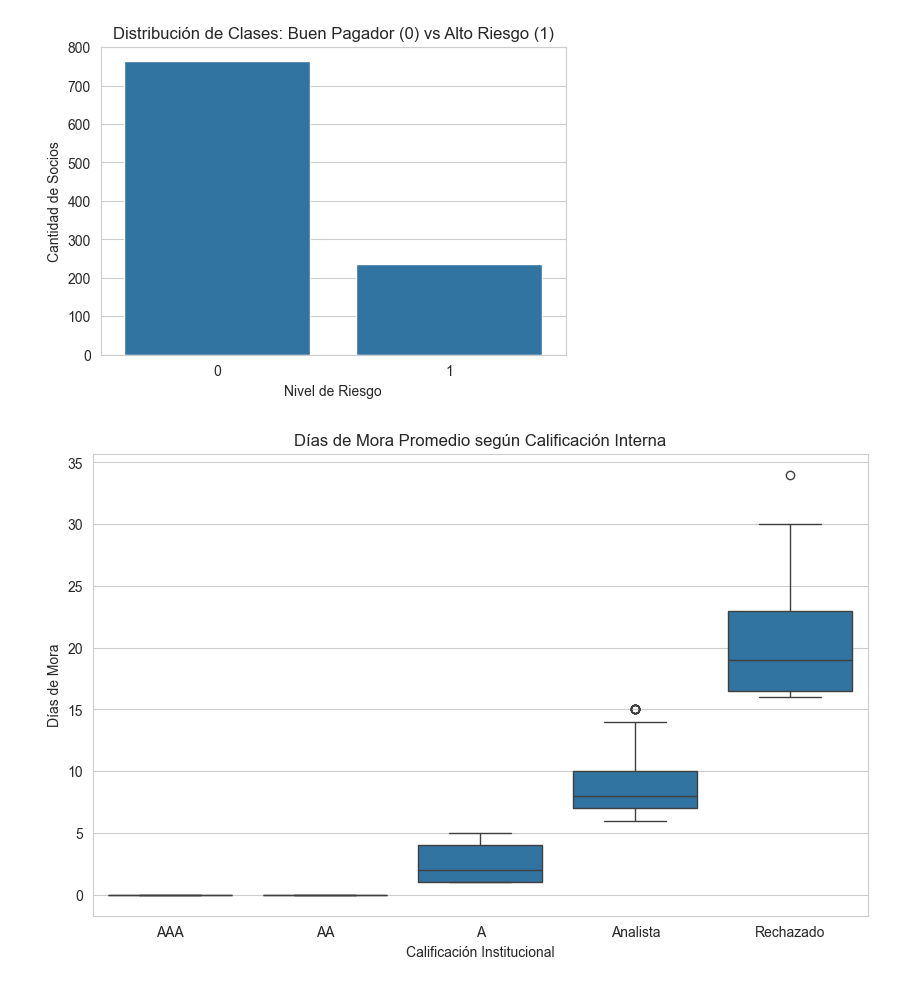
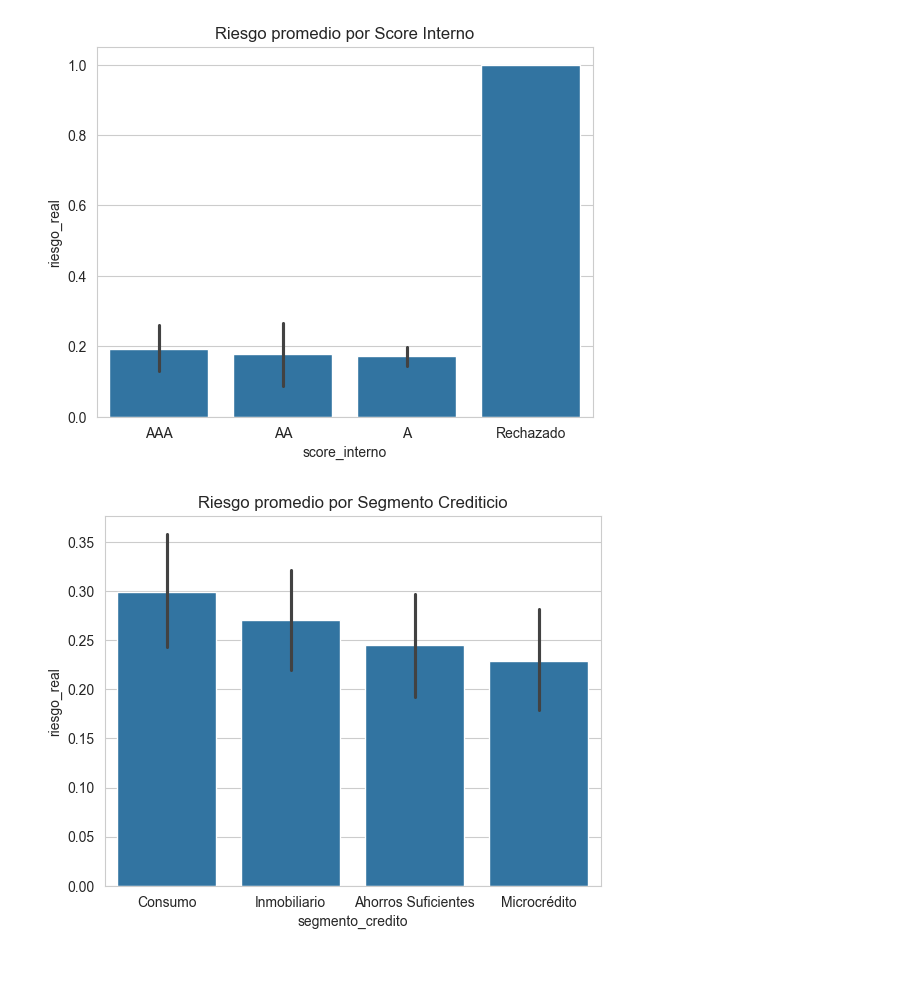
Before and after one commit to xacq/tesis_credito_ml, a Jupyter notebook: notebooks/02_analisis_exploratorio.ipynb, the cells around one changed output. Saved outputs shown, nothing was run; the diff lists cells and outputs as text; code cells hidden in the pictures.

```diff
--- a/notebooks/02_analisis_exploratorio.ipynb
+++ b/notebooks/02_analisis_exploratorio.ipynb
@@ -6,6 +8,7 @@ import seaborn as sns
 # %%
-# Cargar datos originales (es mejor graficar con los nombres reales antes de codificar)
-df = pd.read_csv('../data/datos_credito_simulados.csv')
-
-# Configuración visual
-sns.set_style("whitegrid")
+# -------------------------------
+# 1. Distribución del riesgo
+# -------------------------------
+sns.countplot(x='riesgo_real', data=df)
+plt.title("Distribución de Riesgo Crediticio")
+plt.show()
@@ -12,23 +17,19 @@ sns.set_style("whitegrid")
 # %%
-# GRÁFICO 1: Distribución de la Variable Objetivo (Balance de clases)
-plt.figure(figsize=(6, 4))
-sns.countplot(x='riesgo_real', data=df)
-plt.title('Distribución de Clases: Buen Pagador (0) vs Alto Riesgo (1)')
-plt.xlabel('Nivel de Riesgo')
-plt.ylabel('Cantidad de Socios')
-plt.savefig('figura_balance_clases.png') # Guarda la imagen para tu tesis
+# -------------------------------
+# 2. Score vs Riesgo
+# -------------------------------
+sns.barplot(x='score_interno', y='riesgo_real', data=df, order=['AAA','AA','A','Rechazado'])
+plt.title("Riesgo promedio por Score Interno")
 plt.show()
 # %% [output]
-[figure, old version]
+[figure, new version]
 # %%
-# GRÁFICO 2: Relación entre Mora y Score Interno
-plt.figure(figsize=(10, 6))
-sns.boxplot(x='score_interno', y='dias_mora_prom', data=df, order=['AAA', 'AA', 'A', 'Analista', 'Rechazado'])
-plt.title('Días de Mora Promedio según Calificación Interna')
-plt.xlabel('Calificación Institucional')
-plt.ylabel('Días de Mora')
-plt.savefig('figura_mora_vs_score.png')
+# -------------------------------
+# 3. Segmento vs Riesgo
+# -------------------------------
+sns.barplot(x='segmento_credito', y='riesgo_real', data=df)
+plt.title("Riesgo promedio por Segmento Crediticio")
 plt.show()
 # %% [output]
-[figure, old version]
+[figure, new version]
 # %%
```
Also changed, not shown: parts of 7 cells of this notebook, 27 other files.
